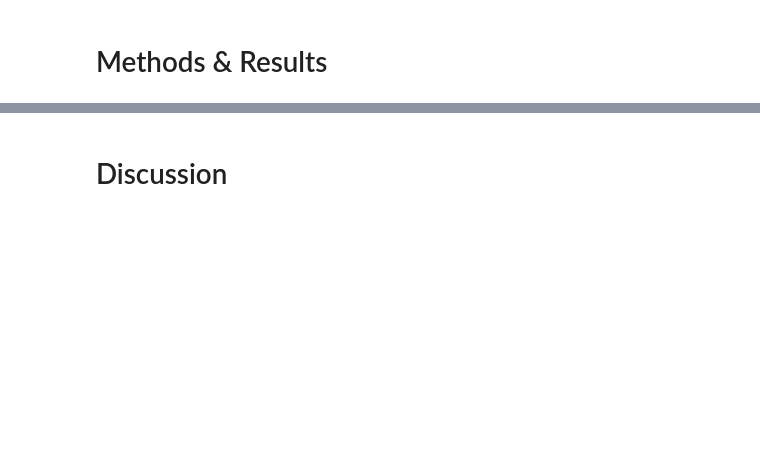
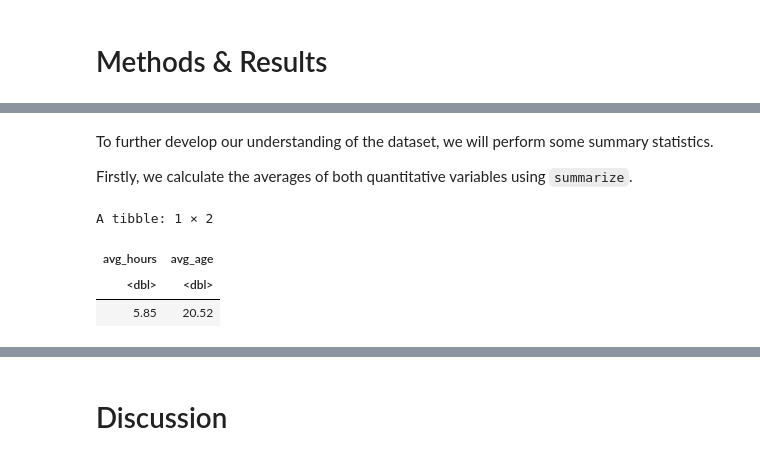
Before and after one commit to justin-pilson/dsci-100-project-2025w2-group-31, a Jupyter notebook: group-project-main-file.ipynb, the cells around one changed output, grey strips where cells are left out. Cells and saved outputs as stored; diff of their text form; code cells hidden in the pictures; blank space fills up the shorter version.

```diff
--- a/group-project-main-file.ipynb
+++ b/group-project-main-file.ipynb
@@ -70,0 +75,20 @@ players_recipe <- recipe(
+# %% [markdown]
+To further develop our understanding of the dataset, we will perform some summary statistics.
+
+Firstly, we calculate the averages of both quantitative variables using `summarize`.
+# %%
+avg_played_hours <- players_simplified |>
+    summarize(avg_hours = mean(played_hours)) |>
+    pull()
+
+avg_age <- players_simplified |>
+    summarize(avg_age = mean(age, na.rm = TRUE)) |>
+    pull()
+
+averages <- tibble(avg_hours = round(avg_played_hours, 2), avg_age = round(avg_age, 2))
+averages
+# %% [output]
+A tibble: 1 × 2
+| avg_hours | avg_age |
+| <dbl> | <dbl> |
+| 5.85 | 20.52 |
```
Also changed, not shown: parts of 10 cells of this notebook.
